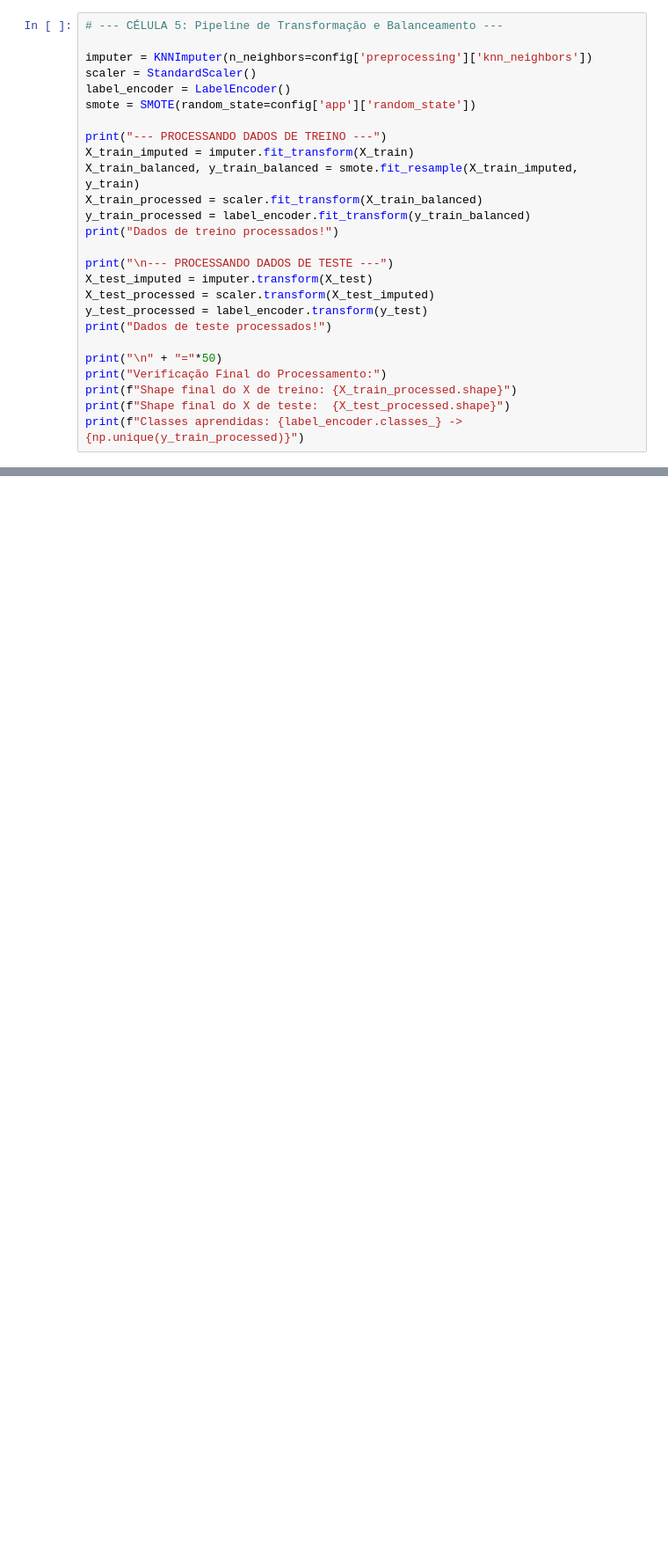
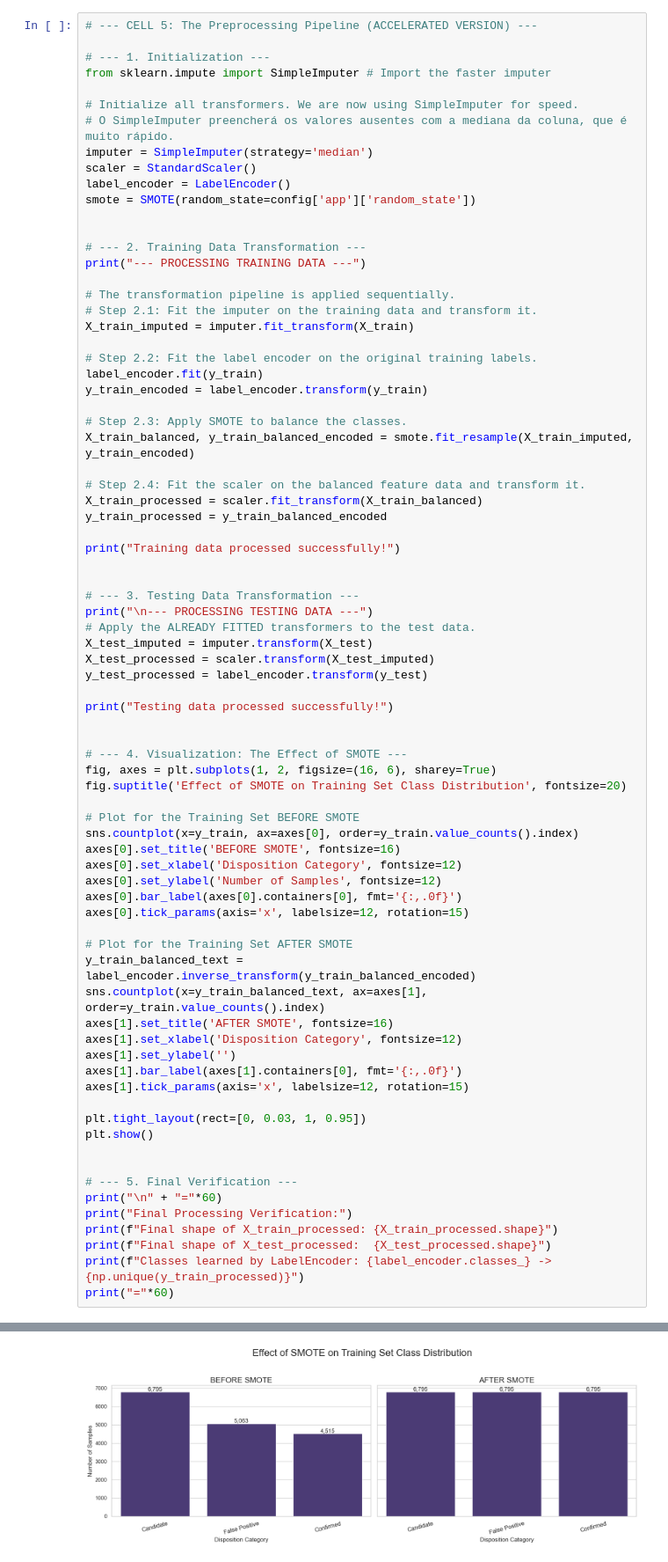
Before and after one commit to gasbriel07sm/hackathon_exoplanet, a Jupyter notebook: preprocessing.ipynb, the cells around one changed output, grey strips where cells are left out. Shown at 88% size. Drawn from its saved outputs; the diff is of its cells as text; blank space fills up the shorter version.

```diff
--- a/preprocessing.ipynb
+++ b/preprocessing.ipynb
@@ -140,27 +361,78 @@ Célula 5: Pipeline de Transformação e Balanceamento
 # %%
-# --- CÉLULA 5: Pipeline de Transformação e Balanceamento ---
+# --- CELL 5: The Preprocessing Pipeline (ACCELERATED VERSION) ---
 
-imputer = KNNImputer(n_neighbors=config['preprocessing']['knn_neighbors'])
+# --- 1. Initialization ---
+from sklearn.impute import SimpleImputer # Import the faster imputer
+
+# Initialize all transformers. We are now using SimpleImputer for speed.
+# O SimpleImputer preencherá os valores ausentes com a mediana da coluna, que é muito rápido.
+imputer = SimpleImputer(strategy='median')
 scaler = StandardScaler()
 label_encoder = LabelEncoder()
 smote = SMOTE(random_state=config['app']['random_state'])
 
-print("--- PROCESSANDO DADOS DE TREINO ---")
+
+# --- 2. Training Data Transformation ---
+print("--- PROCESSING TRAINING DATA ---")
+
+# The transformation pipeline is applied sequentially.
+# Step 2.1: Fit the imputer on the training data and transform it.
 X_train_imputed = imputer.fit_transform(X_train)
-X_train_balanced, y_train_balanced = smote.fit_resample(X_train_imputed, y_train)
+
+# Step 2.2: Fit the label encoder on the original training labels.
+label_encoder.fit(y_train)
+y_train_encoded = label_encoder.transform(y_train)
+
+# Step 2.3: Apply SMOTE to balance the classes.
+X_train_balanced, y_train_balanced_encoded = smote.fit_resample(X_train_imputed, y_train_encoded)
+
+# Step 2.4: Fit the scaler on the balanced feature data and transform it.
 X_train_processed = scaler.fit_transform(X_train_balanced)
-y_train_processed = label_encoder.fit_transform(y_train_balanced)
-print("Dados de treino processados!")
+y_train_processed = y_train_balanced_encoded
 
-print("\n--- PROCESSANDO DADOS DE TESTE ---")
+print("Training data processed successfully!")
+
+
+# --- 3. Testing Data Transformation ---
+print("\n--- PROCESSING TESTING DATA ---")
+# Apply the ALREADY FITTED transformers to the test data.
 X_test_imputed = imputer.transform(X_test)
 X_test_processed = scaler.transform(X_test_imputed)
 y_test_processed = label_encoder.transform(y_test)
-print("Dados de teste processados!")
 
-print("\n" + "="*50)
-print("Verificação Final do Processamento:")
-print(f"Shape final do X de treino: {X_train_processed.shape}")
-print(f"Shape final do X de teste:  {X_test_processed.shape}")
-print(f"Classes aprendidas: {label_encoder.classes_} -> {np.unique(y_train_processed)}")
+print("Testing data processed successfully!")
+
+
+# --- 4. Visualization: The Effect of SMOTE ---
+fig, axes = plt.subplots(1, 2, figsize=(16, 6), sharey=True)
+fig.suptitle('Effect of SMOTE on Training Set Class Distribution', fontsize=20)
+
+# Plot for the Training Set BEFORE SMOTE
+sns.countplot(x=y_train, ax=axes[0], order=y_train.value_counts().index)
+axes[0].set_title('BEFORE SMOTE', fontsize=16)
+axes[0].set_xlabel('Disposition Category', fontsize=12)
+axes[0].set_ylabel('Number of Samples', fontsize=12)
+axes[0].bar_label(axes[0].containers[0], fmt='{:,.0f}')
+axes[0].tick_params(axis='x', labelsize=12, rotation=15)
+
+# Plot for the Training Set AFTER SMOTE
+y_train_balanced_text = label_encoder.inverse_transform(y_train_balanced_encoded)
+sns.countplot(x=y_train_balanced_text, ax=axes[1], order=y_train.value_counts().index)
+axes[1].set_title('AFTER SMOTE', fontsize=16)
+axes[1].set_xlabel('Disposition Category', fontsize=12)
+axes[1].set_ylabel('')
+axes[1].bar_label(axes[1].containers[0], fmt='{:,.0f}')
+axes[1].tick_params(axis='x', labelsize=12, rotation=15)
+
+plt.tight_layout(rect=[0, 0.03, 1, 0.95])
+plt.show()
+
+
+# --- 5. Final Verification ---
+print("\n" + "="*60)
+print("Final Processing Verification:")
+print(f"Final shape of X_train_processed: {X_train_processed.shape}")
+print(f"Final shape of X_test_processed:  {X_test_processed.shape}")
+print(f"Classes learned by LabelEncoder: {label_encoder.classes_} -> {np.unique(y_train_processed)}")
+print("="*60)
 # %% [output]
@@ -177,0 +460 @@ Classes aprendidas: ['Candidate' 'Confirmed' 'False Positive'] -> [0 1 2]
+[figure, added]
```
Also changed, not shown: parts of 19 cells of this notebook, 7 other files.
